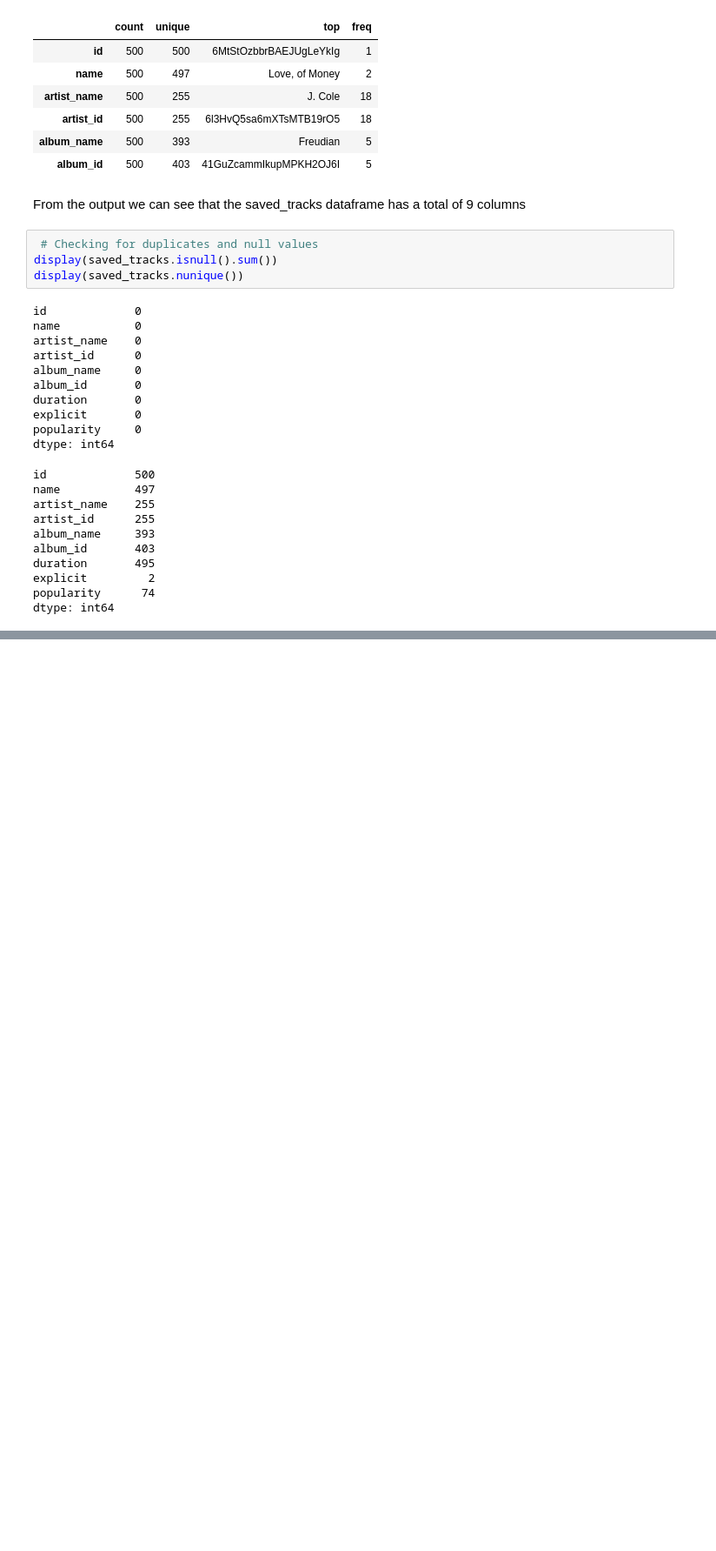
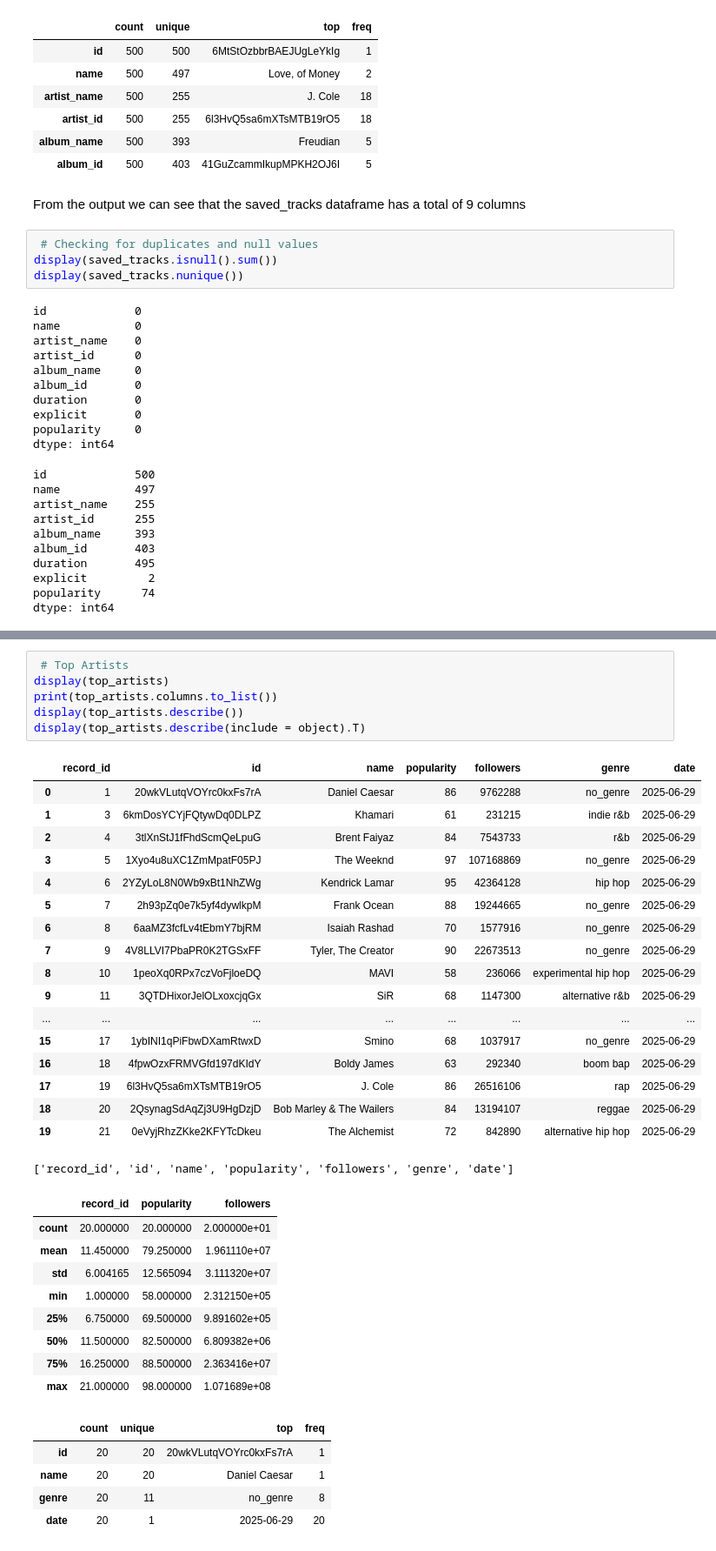
Before and after one commit to George-Njuguna/Spotify-ETL-Pipeline, a Jupyter notebook: Analysis/EDA.ipynb, the cells around one changed output, grey strips where cells are left out. Shown at 87% size. Drawn from its saved outputs; the diff is of its cells as text; blank space fills up the shorter version.

```diff
--- a/Analysis/EDA.ipynb
+++ b/Analysis/EDA.ipynb
@@ -89,0 +148,39 @@ dtype: int64
+# %%
+ # Top Artists
+display(top_artists)
+print(top_artists.columns.to_list())
+display(top_artists.describe())
+display(top_artists.describe(include = object).T)
+# %% [output]
+|  | record_id | id | name | popularity | followers | genre | date |
+| 0 | 1 | 20wkVLutqVOYrc0kxFs7rA | Daniel Caesar | 86 | 9762288 | no_genre | 2025-06-29 |
+| 1 | 3 | 6kmDosYCYjFQtywDq0DLPZ | Khamari | 61 | 231215 | indie r&b | 2025-06-29 |
+| 2 | 4 | 3tlXnStJ1fFhdScmQeLpuG | Brent Faiyaz | 84 | 7543733 | r&b | 2025-06-29 |
+| 3 | 5 | 1Xyo4u8uXC1ZmMpatF05PJ | The Weeknd | 97 | 107168869 | no_genre | 2025-06-29 |
+| 4 | 6 | 2YZyLoL8N0Wb9xBt1NhZWg | Kendrick Lamar | 95 | 42364128 | hip hop | 2025-06-29 |
+| 5 | 7 | 2h93pZq0e7k5yf4dywlkpM | Frank Ocean | 88 | 19244665 | no_genre | 2025-06-29 |
+| 6 | 8 | 6aaMZ3fcfLv4tEbmY7bjRM | Isaiah Rashad | 70 | 1577916 | no_genre | 2025-06-29 |
+| 7 | 9 | 4V8LLVI7PbaPR0K2TGSxFF | Tyler, The Creator | 90 | 22673513 | no_genre | 2025-06-29 |
+| 8 | 10 | 1peoXq0RPx7czVoFjloeDQ | MAVI | 58 | 236066 | experimental hip hop | 2025-06-29 |
+| 9 | 11 | 3QTDHixorJelOLxoxcjqGx | SiR | 68 | 1147300 | alternative r&b | 2025-06-29 |
+| ... | ... | ... | ... | ... | ... | ... | ... |
+| 15 | 17 | 1ybINI1qPiFbwDXamRtwxD | Smino | 68 | 1037917 | no_genre | 2025-06-29 |
+| 16 | 18 | 4fpwOzxFRMVGfd197dKIdY | Boldy James | 63 | 292340 | boom bap | 2025-06-29 |
+| 17 | 19 | 6l3HvQ5sa6mXTsMTB19rO5 | J. Cole | 86 | 26516106 | rap | 2025-06-29 |
+| 18 | 20 | 2QsynagSdAqZj3U9HgDzjD | Bob Marley & The Wailers | 84 | 13194107 | reggae | 2025-06-29 |
+| 19 | 21 | 0eVyjRhzZKke2KFYTcDkeu | The Alchemist | 72 | 842890 | alternative hip hop | 2025-06-29 |
+['record_id', 'id', 'name', 'popularity', 'followers', 'genre', 'date']
+|  | record_id | popularity | followers |
+| count | 20.000000 | 20.000000 | 2.000000e+01 |
+| mean | 11.450000 | 79.250000 | 1.961110e+07 |
+| std | 6.004165 | 12.565094 | 3.111320e+07 |
+| min | 1.000000 | 58.000000 | 2.312150e+05 |
+| 25% | 6.750000 | 69.500000 | 9.891602e+05 |
+| 50% | 11.500000 | 82.500000 | 6.809382e+06 |
+| 75% | 16.250000 | 88.500000 | 2.363416e+07 |
+| max | 21.000000 | 98.000000 | 1.071689e+08 |
+|  | count | unique | top | freq |
+| id | 20 | 20 | 20wkVLutqVOYrc0kxFs7rA | 1 |
+| name | 20 | 20 | Daniel Caesar | 1 |
+| genre | 20 | 11 | no_genre | 8 |
+| date | 20 | 1 | 2025-06-29 | 20 |
```
Also changed, not shown: parts of 5 cells of this notebook.
